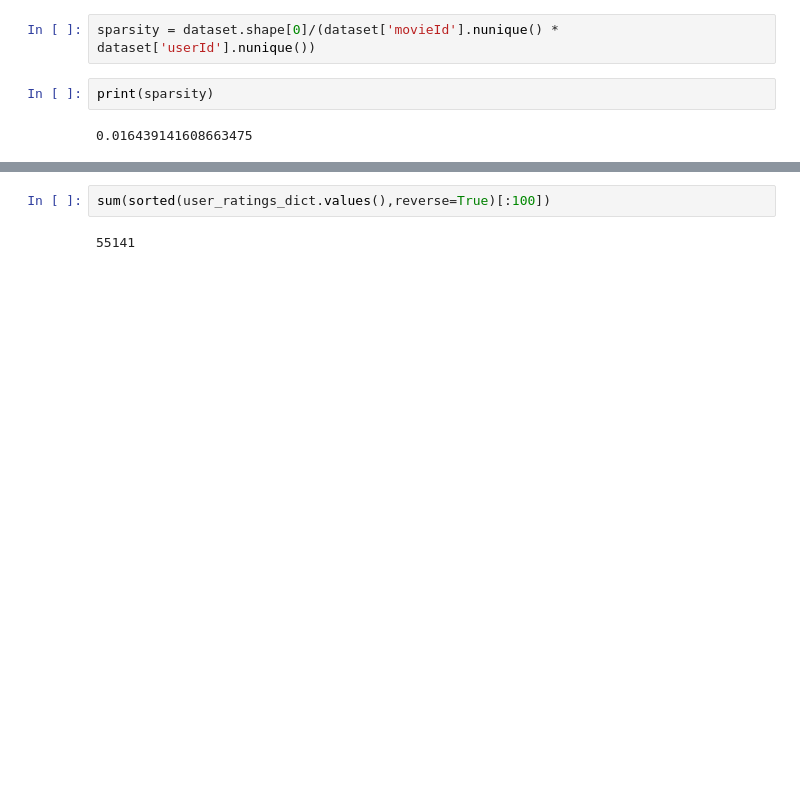
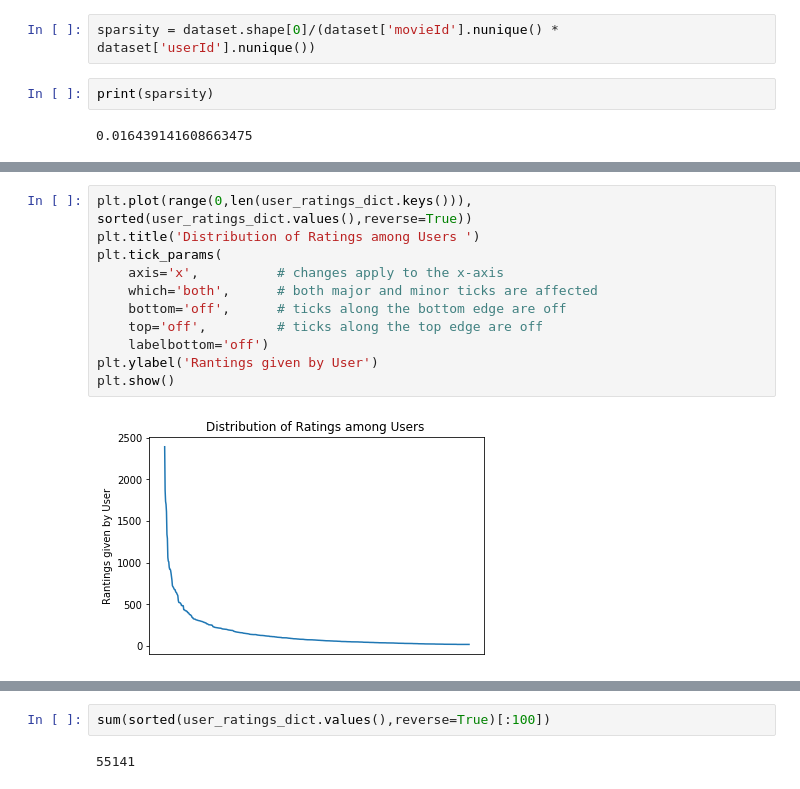
Before and after one commit to satyatumati/Collaborative-Filtering, a Jupyter notebook: Project 3_v1.ipynb, the cells around one changed output, grey strips where cells are left out. Cells and saved outputs as stored; diff of their text form; blank space fills up the shorter version.

```diff
--- a/Project 3_v1.ipynb
+++ b/Project 3_v1.ipynb
@@ -46,0 +59,13 @@ plt.plot(range(0,len(user_ratings_dict.keys())), sorted(user_ratings_dict.values
+# %%
+plt.plot(range(0,len(user_ratings_dict.keys())), sorted(user_ratings_dict.values(),reverse=True))
+plt.title('Distribution of Ratings among Users ')
+plt.tick_params(
+    axis='x',          # changes apply to the x-axis
+    which='both',      # both major and minor ticks are affected
+    bottom='off',      # ticks along the bottom edge are off
+    top='off',         # ticks along the top edge are off
+    labelbottom='off')
+plt.ylabel('Rantings given by User')
+plt.show()
+# %% [output]
+[figure, added]
```
Also changed, not shown: parts of 61 cells of this notebook, 1 other file.
